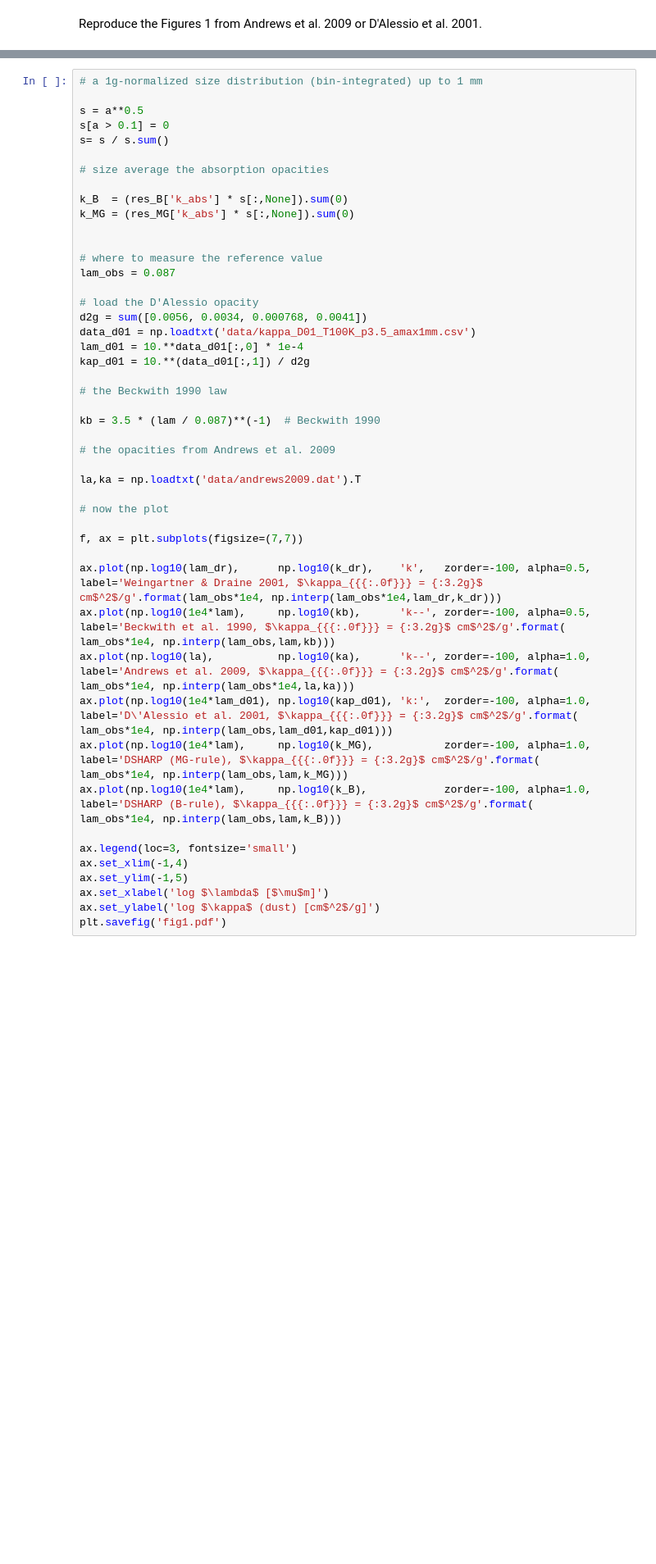
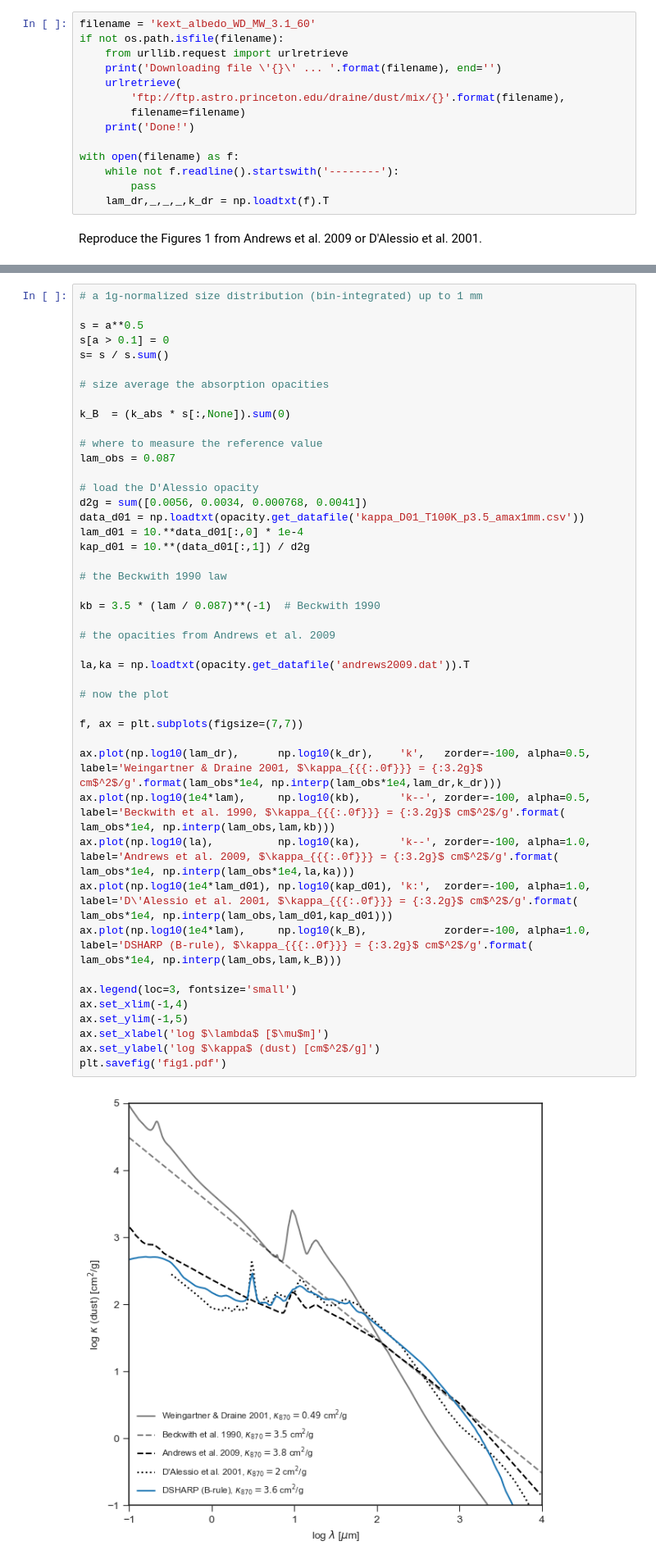
Before and after one commit to birnstiel/dsharp_opac, a Jupyter notebook: notebooks/opacity_examples.ipynb, the cells around one changed output, grey strips where cells are left out. Shown at 82% size. Saved outputs shown, nothing was run; the diff lists cells and outputs as text; blank space fills up the shorter version.

Commit message:
updated notebooks; recalculated all npz files; moved data into package

```diff
--- a/notebooks/opacity_examples.ipynb
+++ b/notebooks/opacity_examples.ipynb
@@ -225,2 +272,16 @@ np.savez_compressed(
+# %%
+filename = 'kext_albedo_WD_MW_3.1_60'
+if not os.path.isfile(filename):
+    from urllib.request import urlretrieve
+    print('Downloading file \'{}\' ... '.format(filename), end='')
+    urlretrieve(
+        'ftp://ftp.astro.princeton.edu/draine/dust/mix/{}'.format(filename),
+        filename=filename)
+    print('Done!')
+
+with open(filename) as f:
+    while not f.readline().startswith('--------'):
+        pass
+    lam_dr,_,_,_,k_dr = np.loadtxt(f).T
 # %% [markdown]
 Reproduce the Figures 1 from Andrews et al. 2009 or D'Alessio et al. 2001.
@@ -235,41 +294,40 @@ s= s / s.sum()
 
 # size average the absorption opacities
 
-k_B  = (res_B['k_abs'] * s[:,None]).sum(0)
-k_MG = (res_MG['k_abs'] * s[:,None]).sum(0)
-
+k_B  = (k_abs * s[:,None]).sum(0)
 
 # where to measure the reference value
 lam_obs = 0.087
 
 # load the D'Alessio opacity
 d2g = sum([0.0056, 0.0034, 0.000768, 0.0041])
-data_d01 = np.loadtxt('data/kappa_D01_T100K_p3.5_amax1mm.csv')
+data_d01 = np.loadtxt(opacity.get_datafile('kappa_D01_T100K_p3.5_amax1mm.csv'))
 lam_d01 = 10.**data_d01[:,0] * 1e-4
 kap_d01 = 10.**(data_d01[:,1]) / d2g
 
 # the Beckwith 1990 law
 
 kb = 3.5 * (lam / 0.087)**(-1)  # Beckwith 1990
 
 # the opacities from Andrews et al. 2009
 
-la,ka = np.loadtxt('data/andrews2009.dat').T
+la,ka = np.loadtxt(opacity.get_datafile('andrews2009.dat')).T
 
 # now the plot
 
 f, ax = plt.subplots(figsize=(7,7))
 
 ax.plot(np.log10(lam_dr),      np.log10(k_dr),    'k',   zorder=-100, alpha=0.5, label='Weingartner & Draine 2001, $\kappa_{{{:.0f}}} = {:3.2g}$ cm$^2$/g'.format(lam_obs*1e4, np.interp(lam_obs*1e4,lam_dr,k_dr)))
 ax.plot(np.log10(1e4*lam),     np.log10(kb),      'k--', zorder=-100, alpha=0.5, label='Beckwith et al. 1990, $\kappa_{{{:.0f}}} = {:3.2g}$ cm$^2$/g'.format(     lam_obs*1e4, np.interp(lam_obs,lam,kb)))
 ax.plot(np.log10(la),          np.log10(ka),      'k--', zorder=-100, alpha=1.0, label='Andrews et al. 2009, $\kappa_{{{:.0f}}} = {:3.2g}$ cm$^2$/g'.format(      lam_obs*1e4, np.interp(lam_obs*1e4,la,ka)))
 ax.plot(np.log10(1e4*lam_d01), np.log10(kap_d01), 'k:',  zorder=-100, alpha=1.0, label='D\'Alessio et al. 2001, $\kappa_{{{:.0f}}} = {:3.2g}$ cm$^2$/g'.format(   lam_obs*1e4, np.interp(lam_obs,lam_d01,kap_d01)))
-ax.plot(np.log10(1e4*lam),     np.log10(k_MG),           zorder=-100, alpha=1.0, label='DSHARP (MG-rule), $\kappa_{{{:.0f}}} = {:3.2g}$ cm$^2$/g'.format(         lam_obs*1e4, np.interp(lam_obs,lam,k_MG)))
 ax.plot(np.log10(1e4*lam),     np.log10(k_B),            zorder=-100, alpha=1.0, label='DSHARP (B-rule), $\kappa_{{{:.0f}}} = {:3.2g}$ cm$^2$/g'.format(          lam_obs*1e4, np.interp(lam_obs,lam,k_B)))
 
 ax.legend(loc=3, fontsize='small')
 ax.set_xlim(-1,4)
 ax.set_ylim(-1,5)
 ax.set_xlabel('log $\lambda$ [$\mu$m]')
 ax.set_ylabel('log $\kappa$ (dust) [cm$^2$/g]')
 plt.savefig('fig1.pdf')
+# %% [output]
+[figure, added]
```
Also changed, not shown: parts of 55 cells of this notebook, 20 other files.
